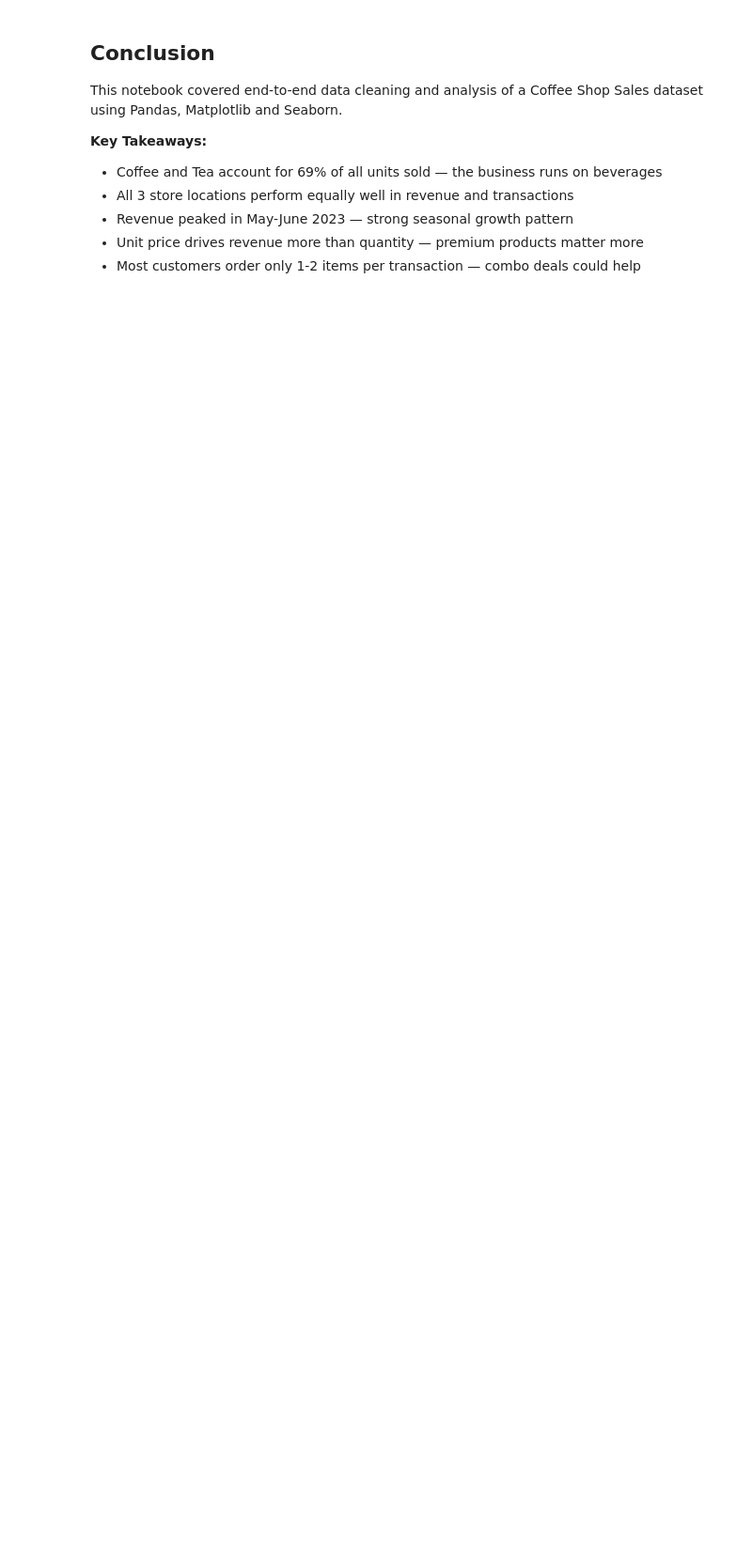
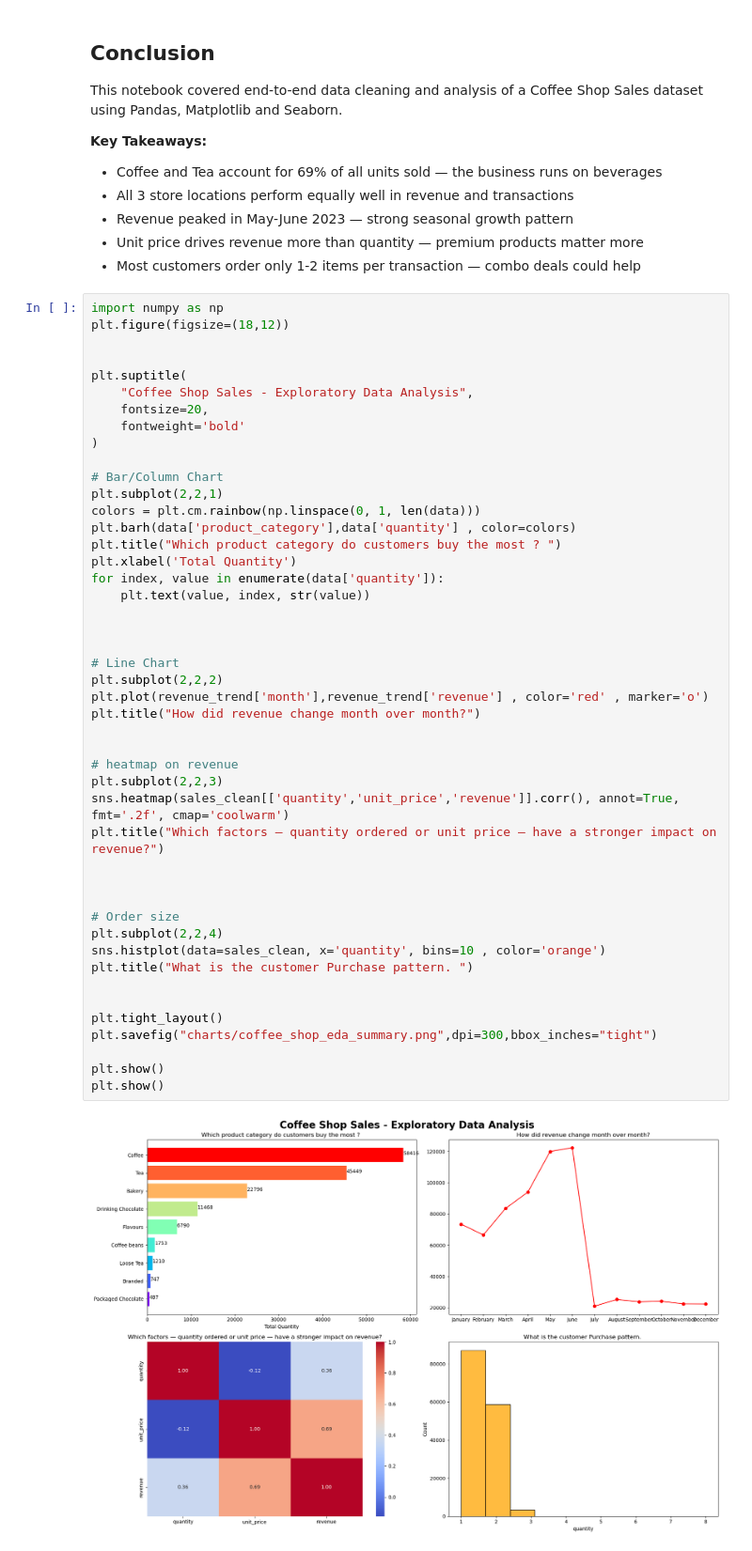
Before and after one commit to samad-sk/coffee-shop-sales-eda, a Jupyter notebook: coffee_shop_sales_eda.ipynb, the cells around one changed output. Shown at 94% size. Drawn from its saved outputs; the diff is of its cells as text; blank space fills up the shorter version.

```diff
--- a/coffee_shop_sales_eda.ipynb
+++ b/coffee_shop_sales_eda.ipynb
@@ -502,3 +502,51 @@ using Pandas, Matplotlib and Seaborn.
 - Revenue peaked in May-June 2023 — strong seasonal growth pattern
 - Unit price drives revenue more than quantity — premium products matter more
 - Most customers order only 1-2 items per transaction — combo deals could help
+# %%
+import numpy as np
+plt.figure(figsize=(18,12))
+
+
+plt.suptitle(
+    "Coffee Shop Sales - Exploratory Data Analysis",
+    fontsize=20,
+    fontweight='bold'
+)
+
+# Bar/Column Chart
+plt.subplot(2,2,1)
+colors = plt.cm.rainbow(np.linspace(0, 1, len(data)))
+plt.barh(data['product_category'],data['quantity'] , color=colors)
+plt.title("Which product category do customers buy the most ? ")
+plt.xlabel('Total Quantity')
+for index, value in enumerate(data['quantity']):
+    plt.text(value, index, str(value))
+
+
+
+# Line Chart
+plt.subplot(2,2,2)
+plt.plot(revenue_trend['month'],revenue_trend['revenue'] , color='red' , marker='o')
+plt.title("How did revenue change month over month?")
+
+
+# heatmap on revenue
+plt.subplot(2,2,3)
+sns.heatmap(sales_clean[['quantity','unit_price','revenue']].corr(), annot=True, fmt='.2f', cmap='coolwarm')
+plt.title("Which factors — quantity ordered or unit price — have a stronger impact on revenue?")
+
+
+
+# Order size
+plt.subplot(2,2,4)
+sns.histplot(data=sales_clean, x='quantity', bins=10 , color='orange')
+plt.title("What is the customer Purchase pattern. ")
+
+
+plt.tight_layout()
+plt.savefig("charts/coffee_shop_eda_summary.png",dpi=300,bbox_inches="tight")
+
+plt.show()
+plt.show()
+# %% [output]
+[figure, added]
```
Also changed, not shown: parts of 1 cell of this notebook, 2 other files.
